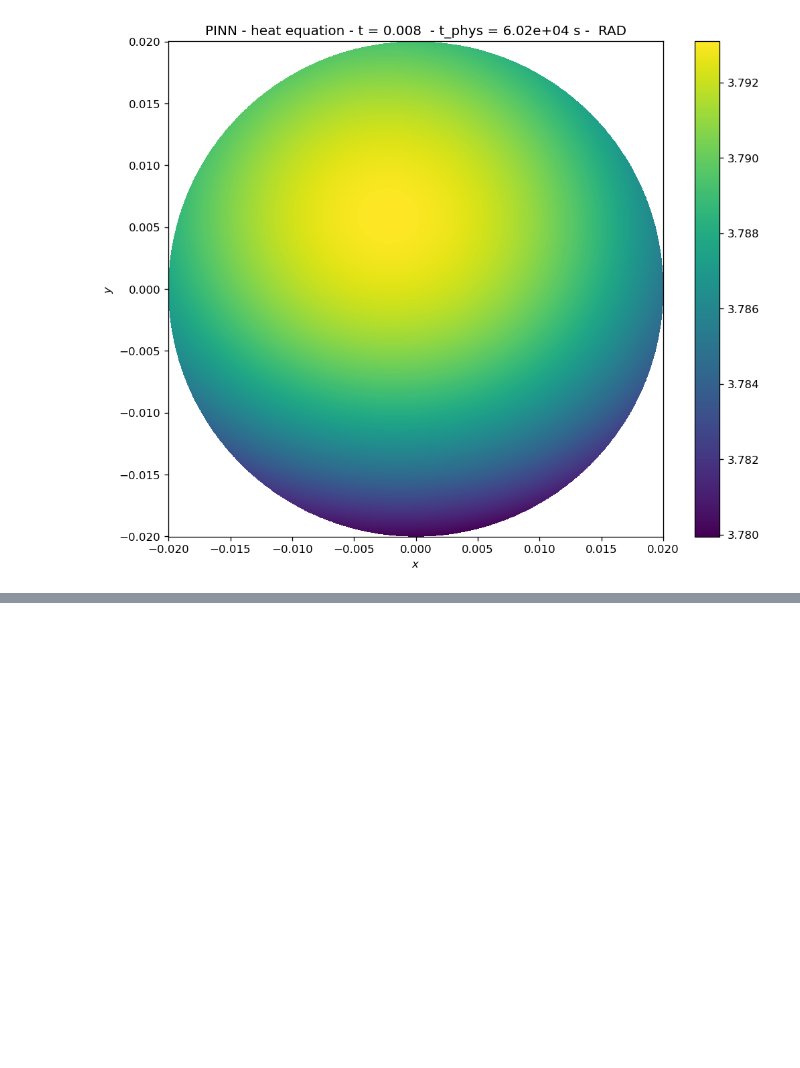
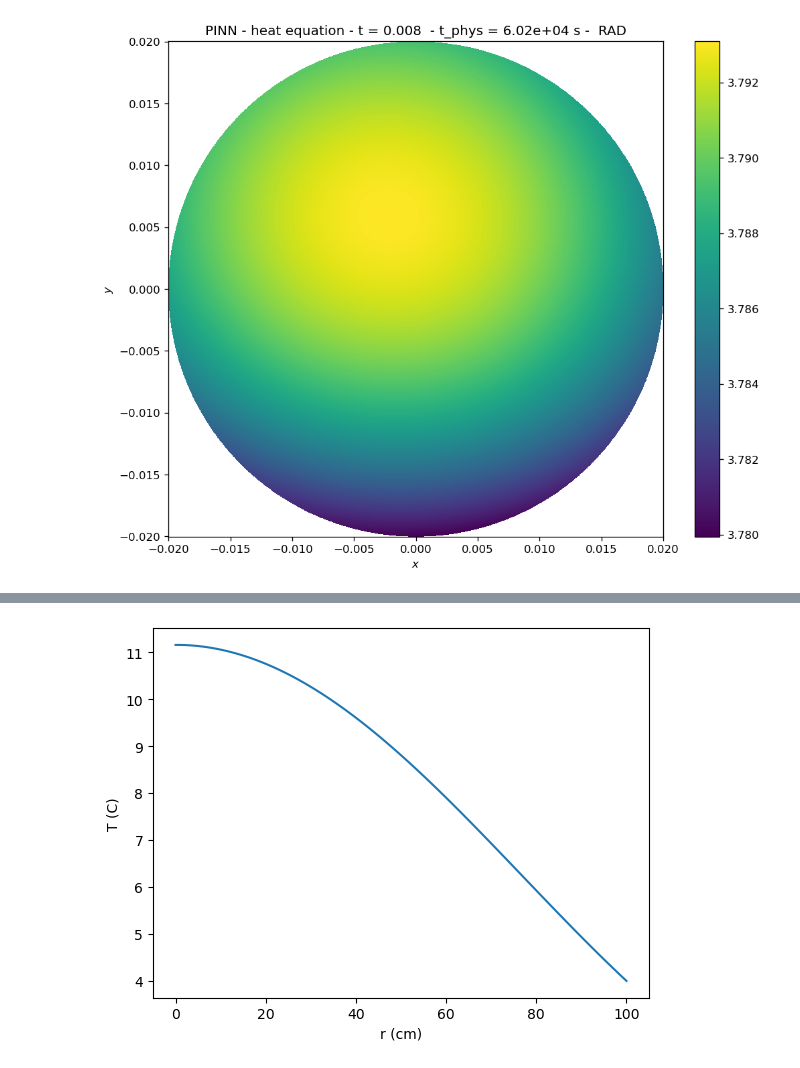
Before and after one commit to sottoviafilippo/Finite-elements-in-2d-and-PINNs, a Jupyter notebook: bottle_in_fridge.ipynb, the cells around one changed output, grey strips where cells are left out. Saved outputs shown, nothing was run; the diff lists cells and outputs as text; code cells hidden in the pictures; blank space fills up the shorter version.

```diff
--- a/bottle_in_fridge.ipynb
+++ b/bottle_in_fridge.ipynb
@@ -157,0 +197,86 @@ TO DO: fix this
+# %%
+"""reduce to a one-variable problem (red) and solve with finite difference and the implicit midpoint rule in time"""
+
+
+import scipy.sparse as sp
+
+# in polar coordinates if there is no theta dependence Delta f =  1/r d_r f + d_r^2 f
+# solve this in 1d to have a reference solution
+
+initial_temperature = 22.
+boundary_temperature = 4.
+bdy_temperature = 4.
+N = 100  # Number of spatial grid points
+L = 0.02  # Domain size
+L = 1.
+final_time = 0.0001
+final_time = 0.2394
+N_t = 100
+xx, dx = np.linspace(0, L , N, retstep = True) # discretization size (in r)
+times, dt = np.linspace(0, final_time, N_t,retstep=True)
+alpha_water = 0.133e-6
+alpha_water = 1.
+
+
+# first derivate matrix
+diagonals_1st = [-np.ones(N), np.ones(N)]
+offsets_1st = [-1, 1]
+D1 = sp.diags(diagonals_1st, offsets_1st, shape=(N, N), format='csr') / (2 * dx)
+diagonals = [np.ones(N), -2 * np.ones(N), np.ones(N)]
+offsets = [-1, 0, 1]
+# second derivative matrix
+D2 = sp.diags(diagonals, offsets, shape=(N, N), format='csr') / (dx**2)
+
+#now build the laplacian matrix
+one_over_r = sp.diags(1/xx[1:])
+laplacian = D2
+laplacian[1:, 0:] += one_over_r.dot(D1[1:, 0:])
+# the following line would be needed if we wanted to have the laplacian; but it would not the needed in the matrix we are going to use, anyways
+# this is because we are replacing it by the boundary condition f'(r=0) = 0 (symmetry)
+# laplacian[0, :] += laplacian[0, :] # by the l'hopital rule in the r->0 limit 1/r d_r f = d_r^2 f
+M = sp.diags(np.ones(N)) - 0.5 * dt * laplacian
+# boundary conditions:
+M[0,0] = 1; M[0,1] = -1; M[0,2:] = 0
+M[-1,:] = 0; M[-1,-1] = 1
+
+initial_solution = initial_temperature*np.ones(N)
+solution = initial_solution.copy()
+
+for kt in range(N_t):
+    rhs = solution + alpha_water * 0.5 * dt * laplacian.dot(solution)
+    # boundary conditions
+    rhs[0] = 0
+    rhs[-1] = boundary_temperature
+    solution = spsolve(M, rhs)
+
+
+plt.figure()
+plt.xlabel("r (cm)")
+plt.ylabel("T (C)")
+plt.plot(100*xx,solution)
+plt.show()
+
+r_values = xx
+u_values = solution
+R = r_values.max()  # domain radius
+# build a 2D Cartesian grid
+N_grid = 300
+x = np.linspace(-R, R, N_grid)
+y = np.linspace(-R, R, N_grid)
+X, Y = np.meshgrid(x, y)
+Rgrid = np.sqrt(X**2 + Y**2)
+
+# interpolate u(r) onto the grid; mask points outside the disk
+U = np.interp(Rgrid, r_values, u_values)
+U[Rgrid > R] = np.nan  # blank out the region outside the circle
+
+fig, ax = plt.subplots(figsize=(7, 6))
+pcm = ax.pcolormesh(X, Y, U, cmap='viridis', shading='auto')
+ax.set_aspect('equal')
+fig.colorbar(pcm, ax=ax, label='T (C)')
+ax.set_xlabel('x')
+ax.set_ylabel('y')
+ax.set_title
+plt.show()
+# %% [output]
+[figure, added]
```
Also changed, not shown: parts of 7 cells of this notebook, 2 other files.
